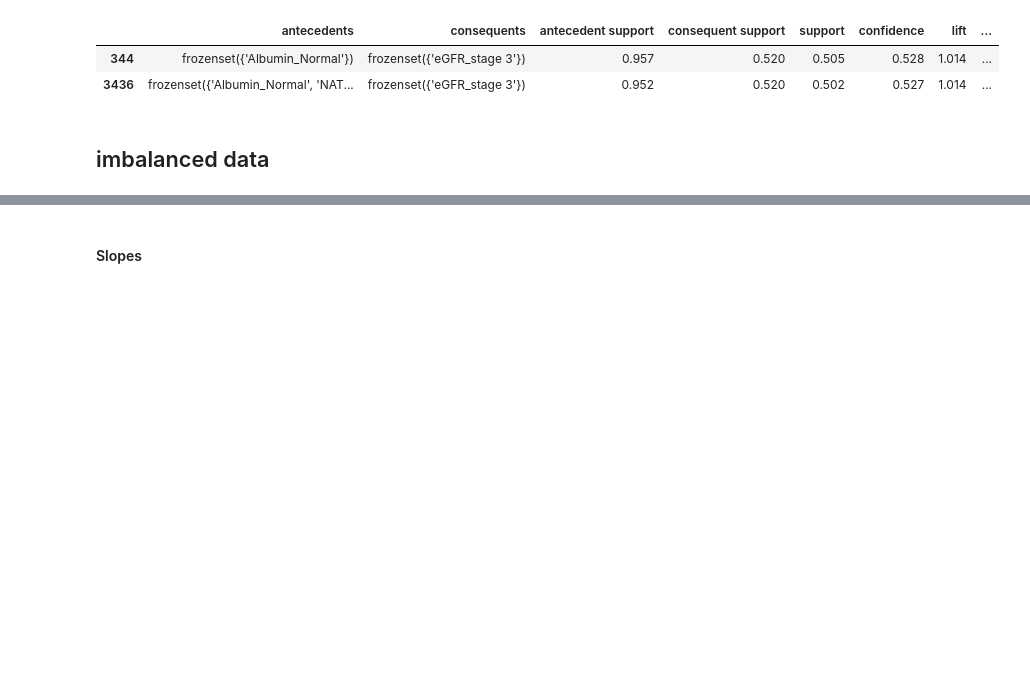
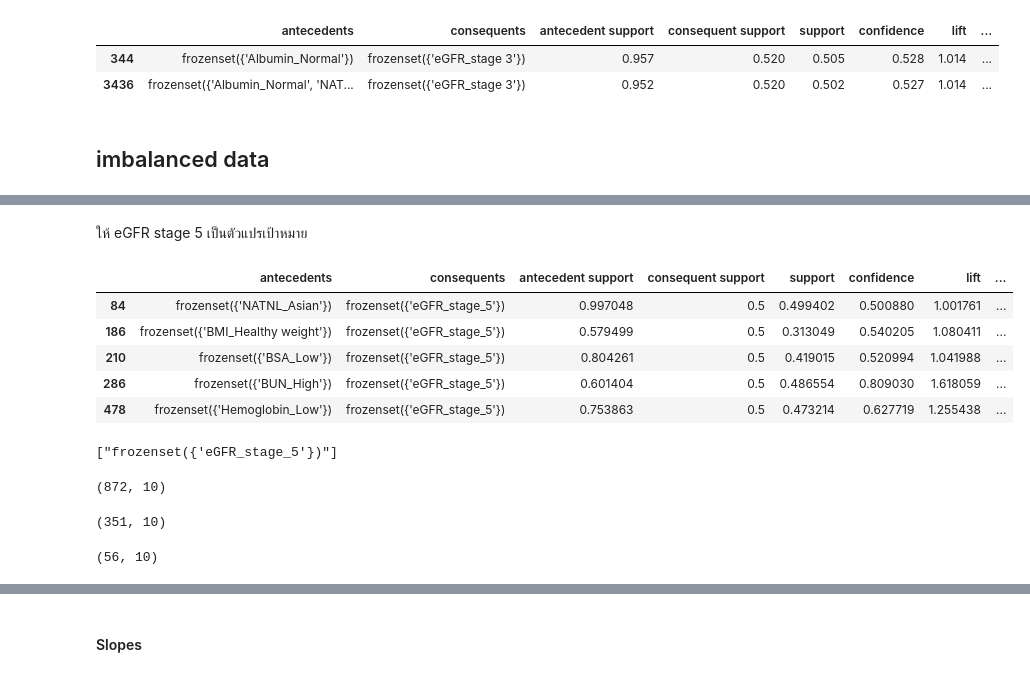
Before and after one commit to Aomaphisara/ULckdresearch2023, a Jupyter notebook: Association_rule.ipynb, the cells around one changed output, grey strips where cells are left out. Cells and saved outputs as stored; diff of their text form; code cells hidden in the pictures; blank space fills up the shorter version.

```diff
--- a/Association_rule.ipynb
+++ b/Association_rule.ipynb
@@ -208,0 +332,31 @@ stage3_2
+# %% [markdown]
+ให้ eGFR stage 5 เป็นตัวแปรเป้าหมาย
+# %%
+import pandas as pd
+rule_egfr_5_ROS = pd.read_csv('/content/drive/MyDrive/ckdresearch2023/Assign/Association rule/rule_egfr_5_ROS.csv', index_col=0)
+rule_egfr_5_ROS.head()
+# %% [output]
+|  | antecedents | consequents | antecedent support | consequent support | support | confidence | lift | ... |
+| 84 | frozenset({'NATNL_Asian'}) | frozenset({'eGFR_stage_5'}) | 0.997048 | 0.5 | 0.499402 | 0.500880 | 1.001761 | ... |
+| 186 | frozenset({'BMI_Healthy weight'}) | frozenset({'eGFR_stage_5'}) | 0.579499 | 0.5 | 0.313049 | 0.540205 | 1.080411 | ... |
+| 210 | frozenset({'BSA_Low'}) | frozenset({'eGFR_stage_5'}) | 0.804261 | 0.5 | 0.419015 | 0.520994 | 1.041988 | ... |
+| 286 | frozenset({'BUN_High'}) | frozenset({'eGFR_stage_5'}) | 0.601404 | 0.5 | 0.486554 | 0.809030 | 1.618059 | ... |
+| 478 | frozenset({'Hemoglobin_Low'}) | frozenset({'eGFR_stage_5'}) | 0.753863 | 0.5 | 0.473214 | 0.627719 | 1.255438 | ... |
+# %%
+# ตรวจสอบค่า unique ในคอลัมน์ consequents ที่ขึ้นต้นด้วย frozenset({'eGFR'})
+eGFR_values =rule_egfr_5_ROS[rule_egfr_5_ROS['consequents'].apply(lambda x: x.startswith("frozenset({'eGFR"))]['consequents'].unique()
+print(eGFR_values)
+# %% [output]
+["frozenset({'eGFR_stage_5'})"]
+# %%
+rule_egfr_5_ROS.shape
+# %% [output]
+(872, 10)
+# %%
+# ใช้ query เพื่อเลือกรายการที่มี support ที่เริ่มต้นที่ 0.5 แต่น้อยกว่า 0.6
+stage_5 = rule_egfr_5_ROS.query('support >= 0.3 and support < 0.4 and confidence >= 0.8').sort_values(by='confidence', ascending=False)
+
+# แสดงผลลัพธ์
+stage_5.shape
+# %% [output]
+(351, 10)
@@ -208,0 +365,8 @@ stage3_2
+# %%
+# ใช้ query เพื่อเลือกรายการที่มี support ที่เริ่มต้นที่ 0.5 แต่น้อยกว่า 0.6
+stage5_1 = rule_egfr_5_ROS.query('support >= 0.4 and support < 0.5 and confidence >= 0.5').sort_values(by='confidence', ascending=False)
+
+# แสดงผลลัพธ์
+stage5_1.shape
+# %% [output]
+(56, 10)
```
Also changed, not shown: parts of 30 cells of this notebook.
